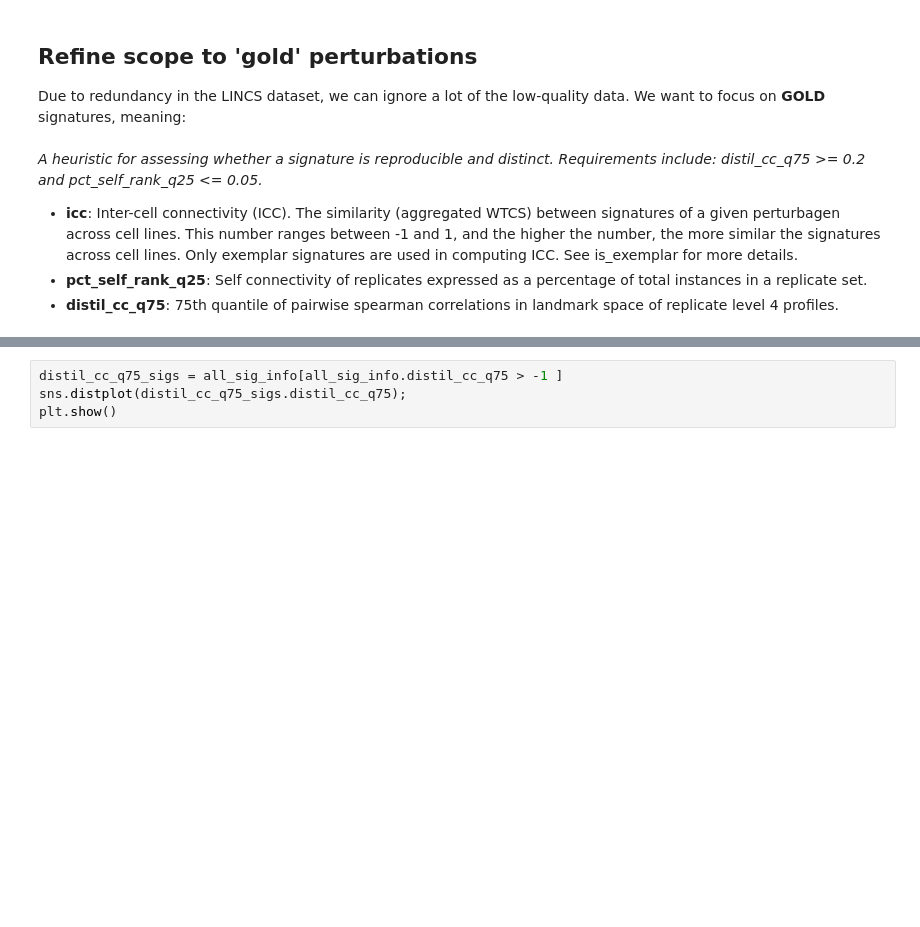
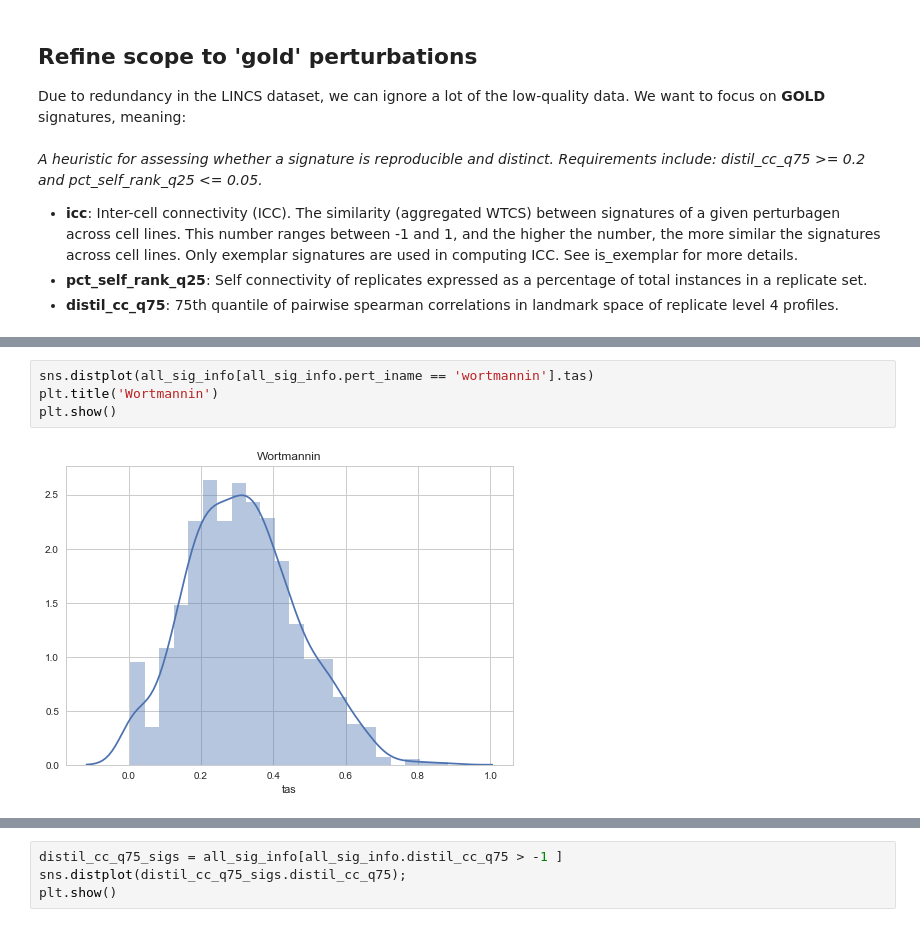
Before and after one commit to npabon/LINCS_target_prediction, a Jupyter notebook: LINCS_data_prep.ipynb, the cells around one changed output, grey strips where cells are left out. Drawn from its saved outputs; the diff is of its cells as text; blank space fills up the shorter version.

```diff
--- a/notebooks/LINCS_data_prep.ipynb
+++ b/LINCS_data_prep.ipynb
@@ -115,0 +124,6 @@ plt.show()
+# %%
+sns.distplot(all_sig_info[all_sig_info.pert_iname == 'wortmannin'].tas)
+plt.title('Wortmannin')
+plt.show()
+# %% [output]
+[figure, added]
```
Also changed, not shown: parts of 12 cells of this notebook, 5 other files.
